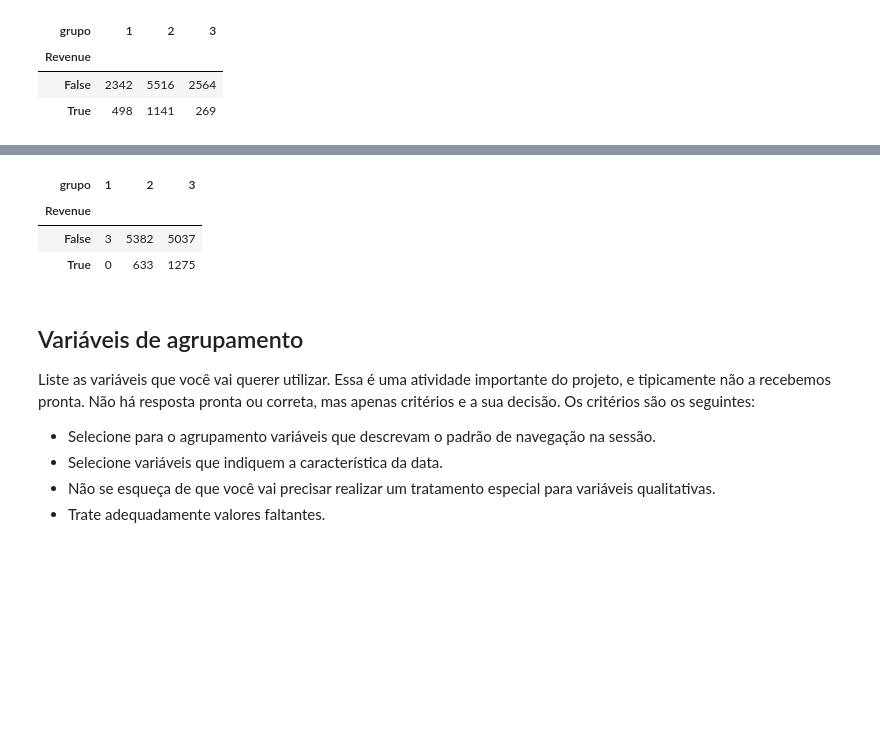
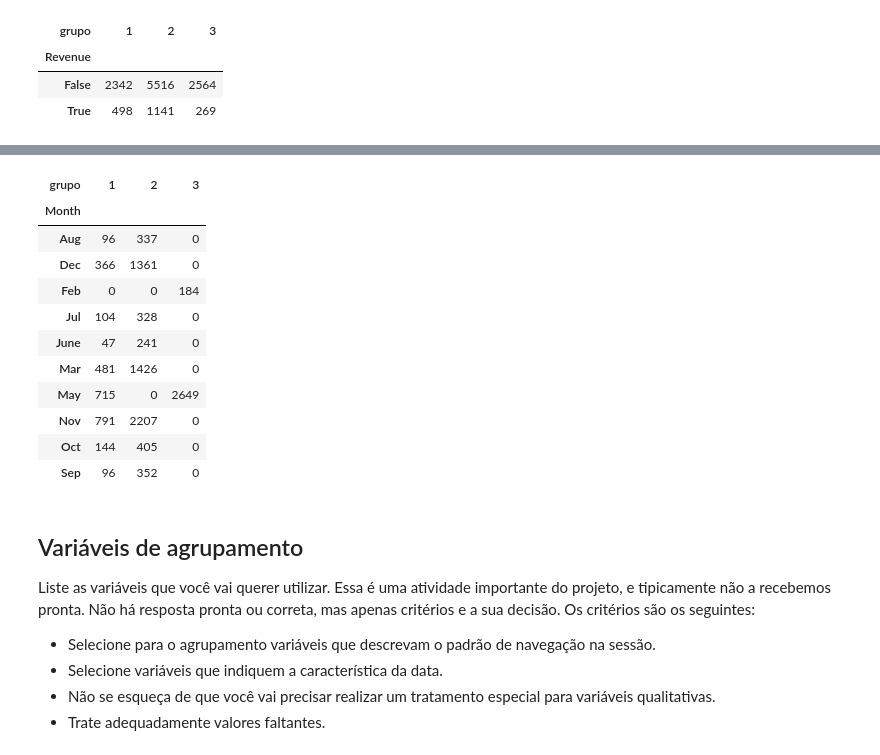
Before and after one commit to marceloaires7/EBAC-Exercicios, a Jupyter notebook: Exercício_Cientista_de_dados_Módulo30/Exercício 2/mod30_tarefa02.ipynb, the cells around one changed output, grey strips where cells are left out. Saved outputs shown, nothing was run; the diff lists cells and outputs as text; code cells hidden in the pictures; blank space fills up the shorter version.

```diff
--- a/Exercício_Cientista_de_dados_Módulo30/Exercício 2/mod30_tarefa02.ipynb
+++ b/Exercício_Cientista_de_dados_Módulo30/Exercício 2/mod30_tarefa02.ipynb
@@ -170,3 +200,5 @@ df2.head()
 | 3 | 0 | 0.0 | 0 | 0.0 | 2 | ... |
 | 4 | 0 | 0.0 | 0 | 0.0 | 10 | ... |
 5 rows × 24 columns
+# %%
+df2[variaveis_cat] = df2[variaveis_cat].astype(int)
@@ -173,5 +237,5 @@ df2.head()
 # %%
-df_pad = pd.DataFrame(StandardScaler().fit_transform(df2.select_dtypes('number')), columns=df2.select_dtypes('number').columns)
+df_pad = pd.DataFrame(StandardScaler().fit_transform(df2), columns=df2.columns)
 df_pad[variaveis_cat] = df2[variaveis_cat]
 df_pad
 # %% [output]
@@ -308,10 +360,18 @@ df3[['grupo', 'Administrative', 'Informational', 'ProductRelated', 'Revenue']].g
 # %%
-pd.crosstab(df3.Revenue, df3.grupo)
+pd.crosstab(df3.Month, df3.grupo)
 # %% [output]
 | grupo | 1 | 2 | 3 |
-| Revenue |  |  |  |
-| False | 3 | 5382 | 5037 |
-| True | 0 | 633 | 1275 |
+| Month |  |  |  |
+| Aug | 96 | 337 | 0 |
+| Dec | 366 | 1361 | 0 |
+| Feb | 0 | 0 | 184 |
+| Jul | 104 | 328 | 0 |
+| June | 47 | 241 | 0 |
+| Mar | 481 | 1426 | 0 |
+| May | 715 | 0 | 2649 |
+| Nov | 791 | 2207 | 0 |
+| Oct | 144 | 405 | 0 |
+| Sep | 96 | 352 | 0 |
 # %% [markdown]
 ## Variáveis de agrupamento
 
```
Also changed, not shown: parts of 18 cells of this notebook.
